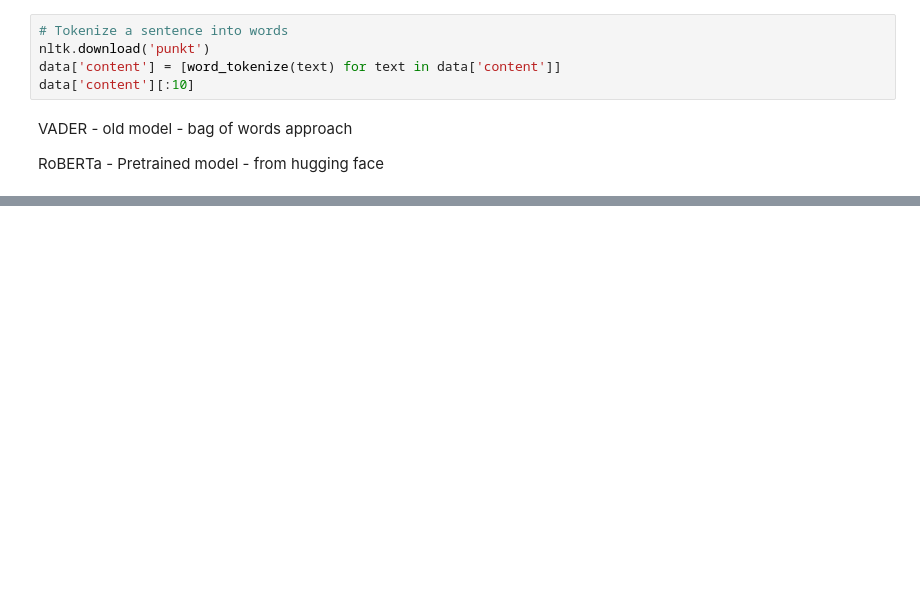
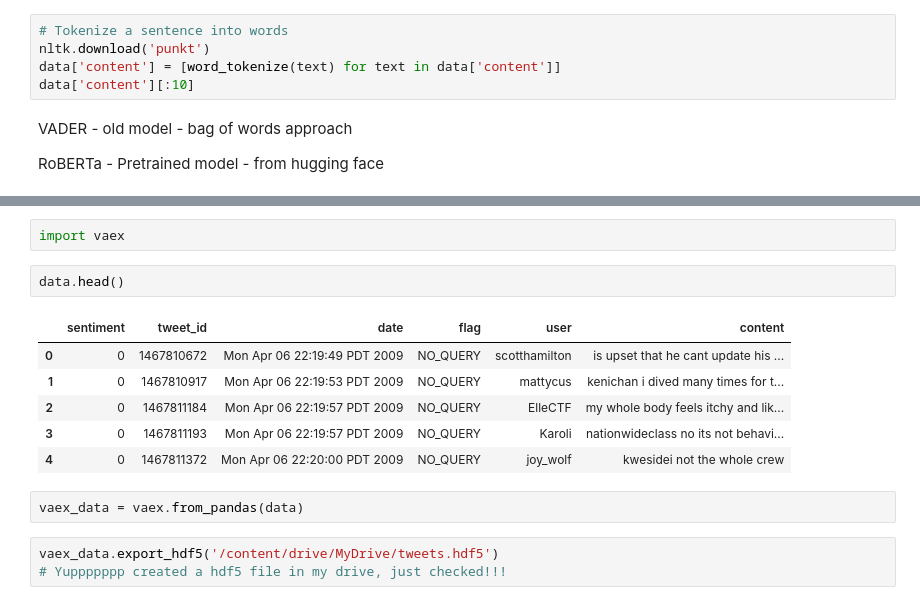
Before and after one commit to shruti-madhav/Sentiment_Analysis, a Jupyter notebook: Sentimnt_Analysis.ipynb, the cells around one changed output, grey strips where cells are left out. Cells and saved outputs as stored; diff of their text form; blank space fills up the shorter version.

```diff
--- a/Sentimnt_Analysis.ipynb
+++ b/Sentimnt_Analysis.ipynb
@@ -168,0 +320,16 @@ RoBERTa - Pretrained model
+# %%
+import vaex
+# %%
+data.head()
+# %% [output]
+|  | sentiment | tweet_id | date | flag | user | content |
+| 0 | 0 | 1467810672 | Mon Apr 06 22:19:49 PDT 2009 | NO_QUERY | scotthamilton | is upset that he cant update his ... |
+| 1 | 0 | 1467810917 | Mon Apr 06 22:19:53 PDT 2009 | NO_QUERY | mattycus | kenichan i dived many times for t... |
+| 2 | 0 | 1467811184 | Mon Apr 06 22:19:57 PDT 2009 | NO_QUERY | ElleCTF | my whole body feels itchy and lik... |
+| 3 | 0 | 1467811193 | Mon Apr 06 22:19:57 PDT 2009 | NO_QUERY | Karoli | nationwideclass no its not behavi... |
+| 4 | 0 | 1467811372 | Mon Apr 06 22:20:00 PDT 2009 | NO_QUERY | joy_wolf | kwesidei not the whole crew |
+# %%
+vaex_data = vaex.from_pandas(data)
+# %%
+vaex_data.export_hdf5('/content/drive/MyDrive/tweets.hdf5')
+# Yuppppppp created a hdf5 file in my drive, just checked!!!
```
Also changed, not shown: parts of 22 cells of this notebook.
